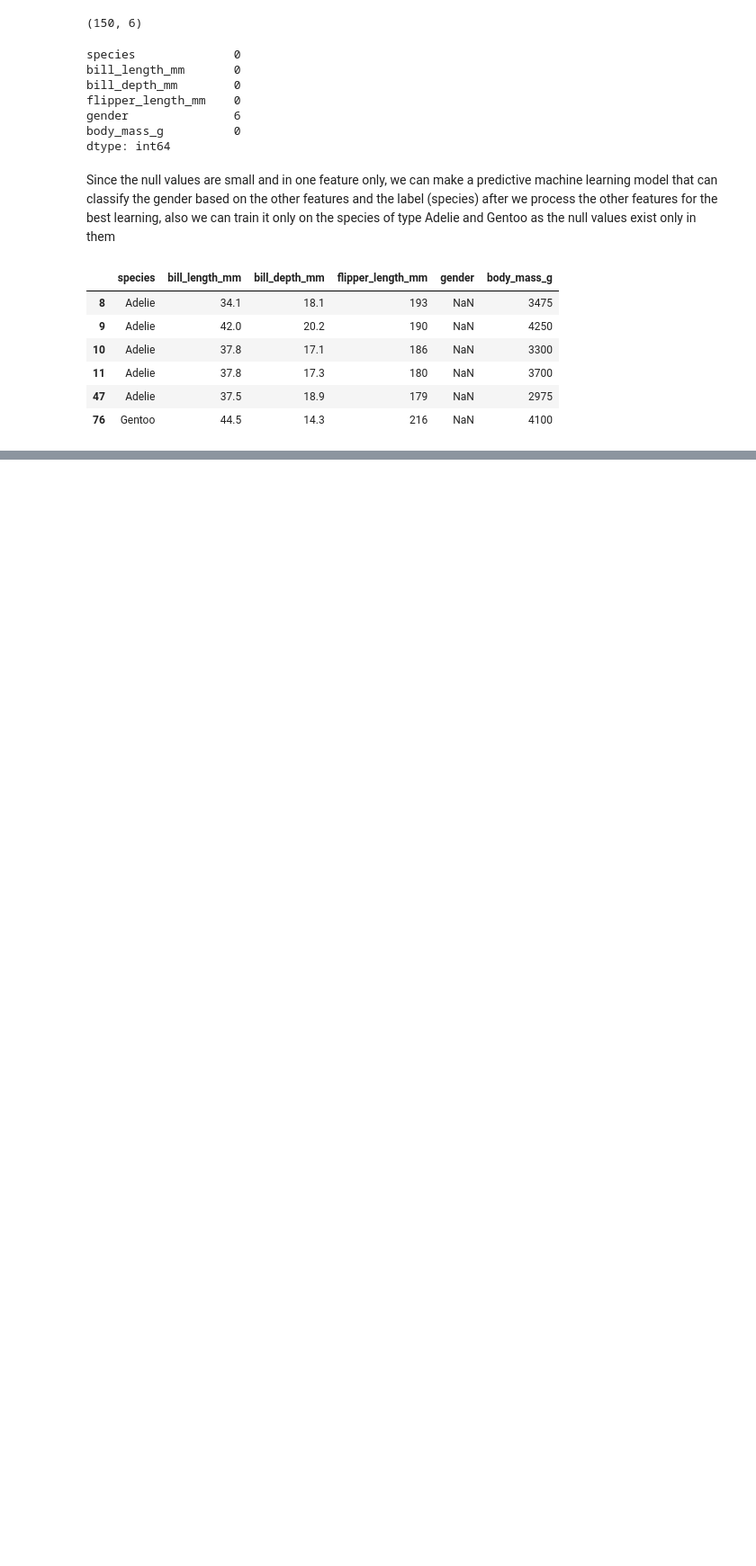
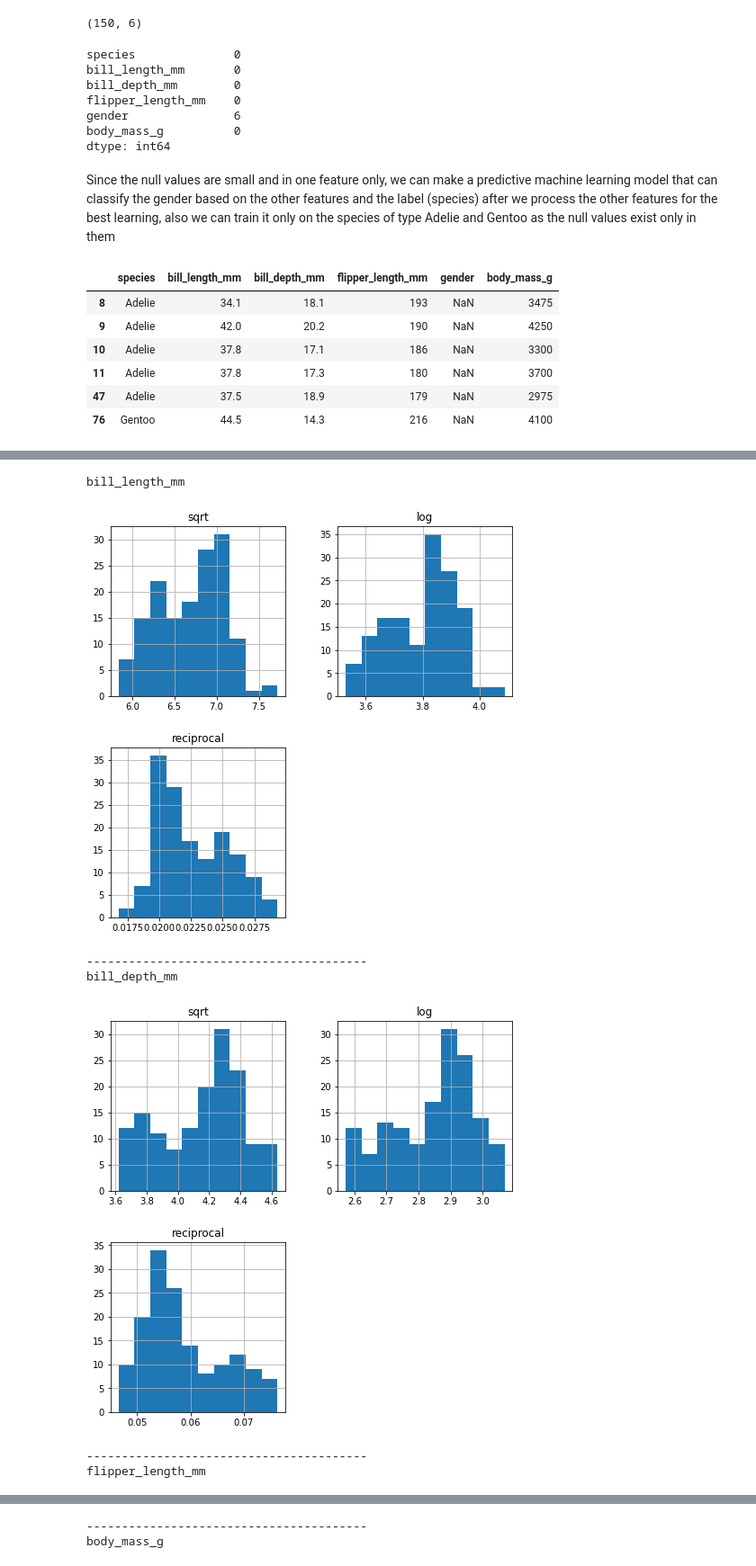
Before and after one commit to NourKamaly/DeepLearning-NeuralNetworksAssignments, a Jupyter notebook: Single Layer Perceptron/Preprocessing.ipynb, the cells around one changed output, grey strips where cells are left out. Shown at 90% size. Drawn from its saved outputs; the diff is of its cells as text; code cells hidden in the pictures; blank space fills up the shorter version.

```diff
--- a/Single Layer Perceptron/Preprocessing.ipynb
+++ b/Single Layer Perceptron/Preprocessing.ipynb
@@ -65,0 +80,18 @@ body_mass_g is skewed by 0.6280893933409006
+# %%
+def transform(feature):
+    print("{0}".format(feature))
+    transformedFeature = dataset[feature].transform([np.sqrt,np.log,np.reciprocal])
+    transformedFeature.hist(layout=(2,2),figsize=(8,8))
+    plt.show()
+    print('-'*40)
+# %%
+for feature in numericalFeatures:
+    transform(feature)
+# %% [output]
+bill_length_mm
+[figure, added]
+----------------------------------------
+bill_depth_mm
+[figure, added]
+----------------------------------------
+flipper_length_mm
@@ -65,0 +99,2 @@ body_mass_g is skewed by 0.6280893933409006
+----------------------------------------
+body_mass_g
```
Also changed, not shown: parts of 12 cells of this notebook.
